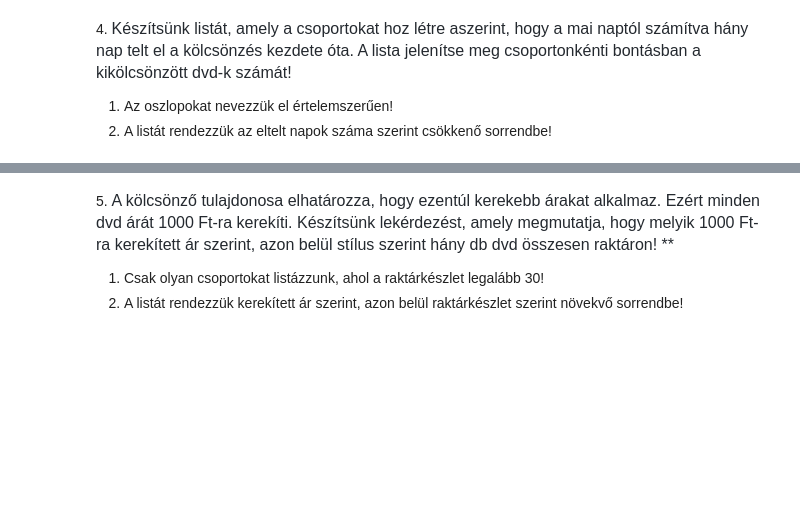
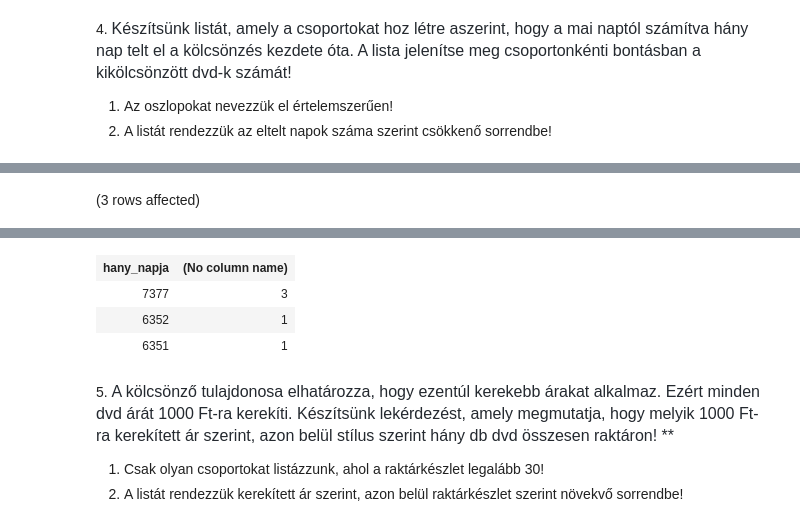
Before and after one commit to barnass1/adatbazis, a Jupyter notebook: gyakorlat02_feladatok .ipynb, the cells around one changed output, grey strips where cells are left out. Saved outputs shown, nothing was run; the diff lists cells and outputs as text; code cells hidden in the pictures; blank space fills up the shorter version.

```diff
--- a/gyakorlat02_feladatok .ipynb
+++ b/gyakorlat02_feladatok .ipynb
@@ -67,0 +88,7 @@ Total execution time: 00:00:00
+# %%
+SELECT  DATEDIFF(day,ki_datum, GETDATE()) AS 'hany_napja',
+        COUNT(*)
+FROM kolcsonzesek
+GROUP BY ki_datum
+# %% [output]
+(3 rows affected)
@@ -68,3 +96,7 @@ Total execution time: 00:00:00
+| hany_napja | (No column name) |
+| 7377 | 3 |
+| 6352 | 1 |
+| 6351 | 1 |
 # %% [markdown]
 5. <span style="color: rgb(36, 41, 47); font-family: -apple-system, BlinkMacSystemFont, &quot;Segoe UI&quot;, Helvetica, Arial, sans-serif, &quot;Apple Color Emoji&quot;, &quot;Segoe UI Emoji&quot;; font-size: 16px;">A kölcsönző tulajdonosa elhatározza, hogy ezentúl kerekebb árakat alkalmaz. Ezért minden dvd árát 1000 Ft-ra kerekíti. Készítsünk lekérdezést, amely megmutatja, hogy melyik 1000 Ft-ra kerekített ár szerint, azon belül stílus szerint hány db dvd összesen raktáron! **</span>
 
```
Also changed, not shown: parts of 5 cells of this notebook.
